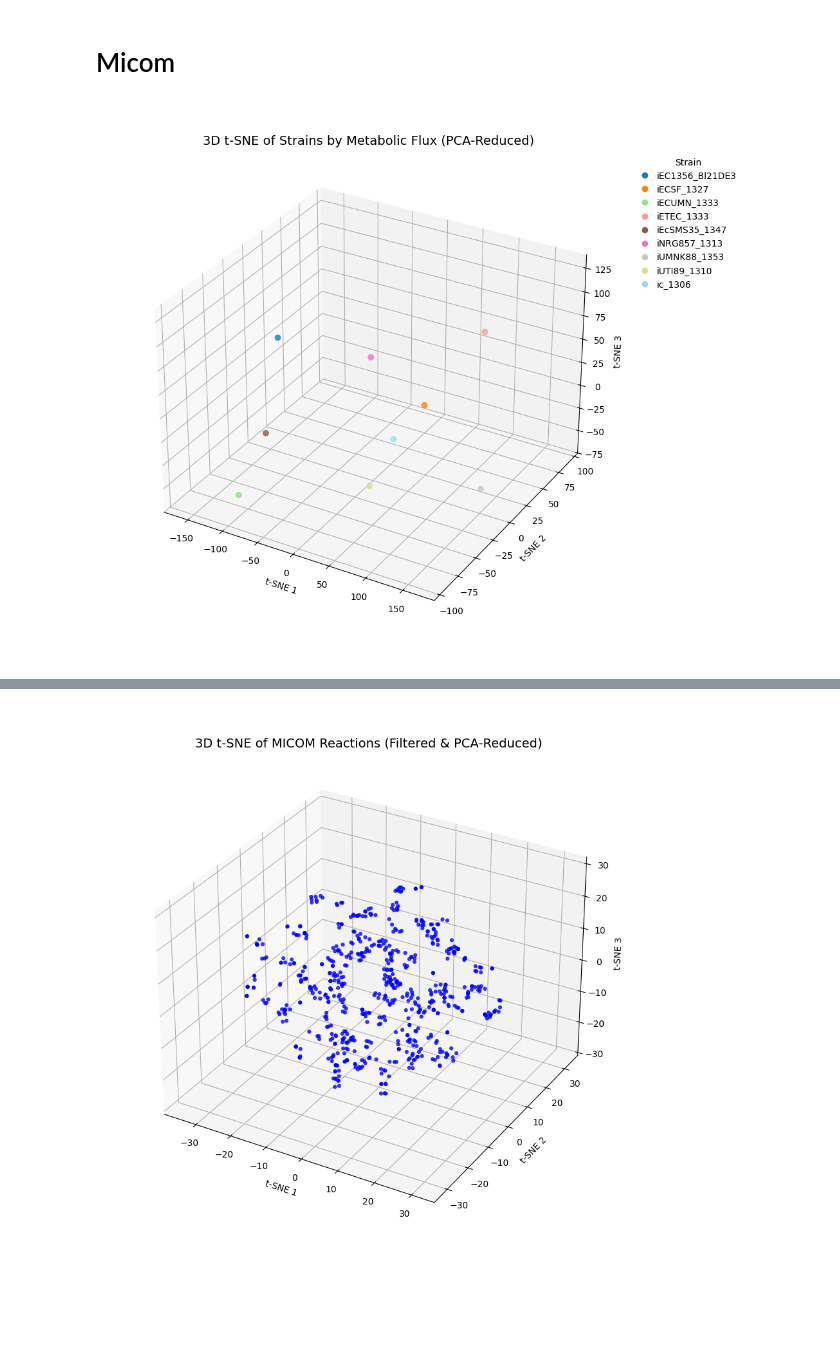
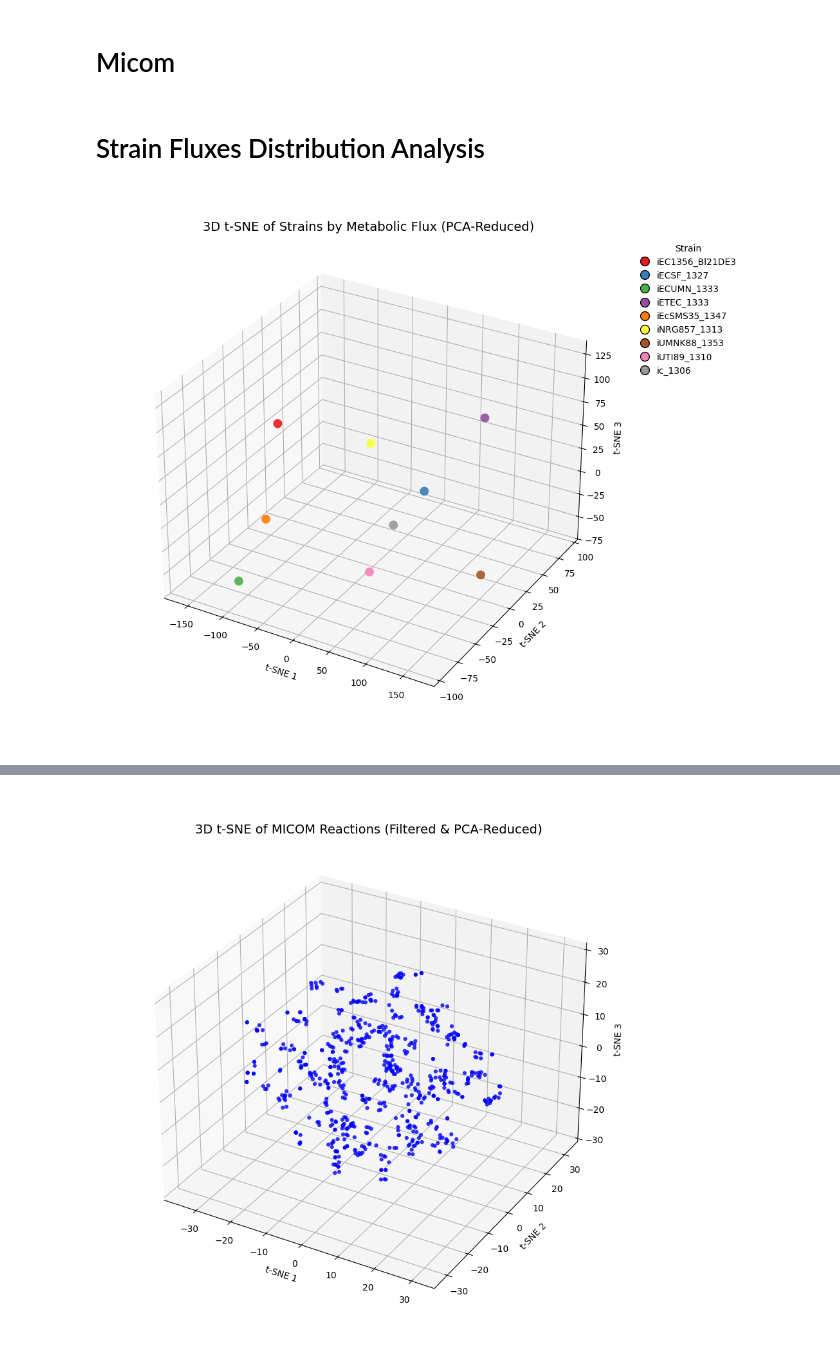
Before and after one commit to arog-bioinfo/HGMB_Project, a Jupyter notebook: analysis/comm_sim_analysis.ipynb, the cells around one changed output, grey strips where cells are left out. Drawn from its saved outputs; the diff is of its cells as text; code cells hidden in the pictures; blank space fills up the shorter version.

```diff
--- a/analysis/comm_sim_analysis.ipynb
+++ b/analysis/comm_sim_analysis.ipynb
@@ -85,69 +83,57 @@ plt.show()
 [figure]
 # %% [markdown]
 # Micom
+# %% [markdown]
+# Strain Fluxes Distribution Analysis
 # %%
-import pandas as pd
-import numpy as np
-from sklearn.preprocessing import StandardScaler, LabelEncoder
-from sklearn.decomposition import PCA
-from sklearn.manifold import TSNE
-import matplotlib.pyplot as plt
-from mpl_toolkits.mplot3d import Axes3D
+df = pd.read_csv("/home/arog/Documents/GitHub/HGMB_Project/comm_results/fluxes_MICOM.csv", sep=";", index_col=0)
+df = df.drop(index='medium', errors='ignore')
 
-# Load dataset
-df = pd.read_csv("/home/arog/Documents/GitHub/HGMB_Project/comm_results/fluxes_MICOM.csv", sep=";", index_col=0)
-df = df.drop(index='medium', errors='ignore')  # Safer drop
-
-# Sample labels
 sample_labels = df.index.to_list()
-
-# Keep only numeric columns (fluxes)
 flux_data = df.select_dtypes(include=[np.number]).fillna(0.0)
 
-# Filter reactions with significant total flux
 threshold = 1e-6
 filtered_fluxes = flux_data.loc[:, flux_data.abs().sum(axis=0) > threshold]
-if filtered_fluxes.empty:
-    raise ValueError("No reactions passed the flux threshold. Adjust threshold.")
 
-# Standardize
 X_scaled = StandardScaler().fit_transform(filtered_fluxes)
-
-# PCA: Keep 95% variance or max 50 components
-pca = PCA(n_components=0.95)  # Adjust as needed
+pca = PCA(n_components=0.95)
 X_pca = pca.fit_transform(X_scaled)
 
-# t-SNE: Adjust perplexity based on sample size
-perplexity = min(5, len(X_pca) - 1)  # Cap at 30
+perplexity = min(5, len(X_pca) - 1)
 X_tsne = TSNE(n_components=3, perplexity=perplexity, random_state=42).fit_transform(X_pca)
 
-# Encode strain labels
 label_encoder = LabelEncoder()
 encoded_labels = label_encoder.fit_transform(sample_labels)
 
-# 3D Plot
 fig = plt.figure(figsize=(12, 8))
 ax = fig.add_subplot(111, projection='3d')
+
 scatter = ax.scatter(
     X_tsne[:, 0], X_tsne[:, 1], X_tsne[:, 2],
-    c=encoded_labels, cmap='tab20', s=50, alpha=0.8, edgecolor='k'
+    c=encoded_labels,
+    cmap='Set1',
+    s=100,
+    alpha=0.9,
+    edgecolor='black'
 )
 
 ax.set_title("3D t-SNE of Strains by Metabolic Flux (PCA-Reduced)", fontsize=14)
-ax.set_xlabel("t-SNE 1"); ax.set_ylabel("t-SNE 2"); ax.set_zlabel("t-SNE 3")
+ax.set_xlabel("t-SNE 1")
+ax.set_ylabel("t-SNE 2")
+ax.set_zlabel("t-SNE 3")
 
-# Legend (skip if too many strains)
 if len(label_encoder.classes_) <= 20:
     legend_labels = label_encoder.classes_
     legend_handles = [
         plt.Line2D([0], [0], marker='o', color='w', label=lbl,
-                   markerfacecolor=scatter.cmap(scatter.norm(i)), markersize=8)
+                   markerfacecolor=scatter.cmap(scatter.norm(i)),
+                   markeredgecolor='black', markersize=10)
         for i, lbl in enumerate(legend_labels)
     ]
     ax.legend(handles=legend_handles, title="Strain", bbox_to_anchor=(1.05, 1))
 
 plt.tight_layout()
 plt.show()
 # %% [output]
-[figure, old version]
+[figure, new version]
 # %%
```
Also changed, not shown: parts of 10 cells of this notebook, 11 other files.
